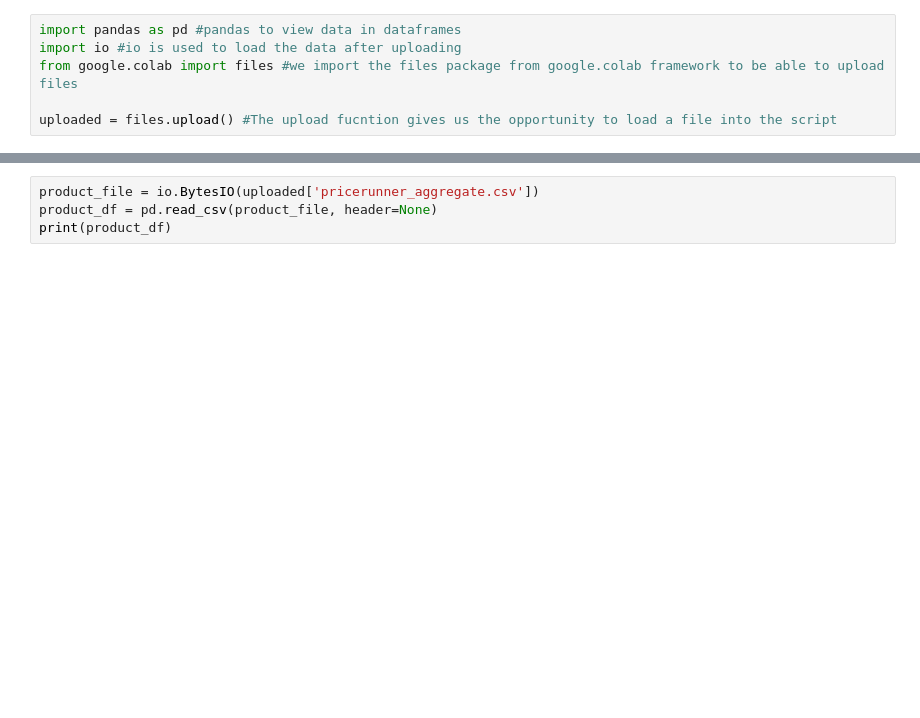
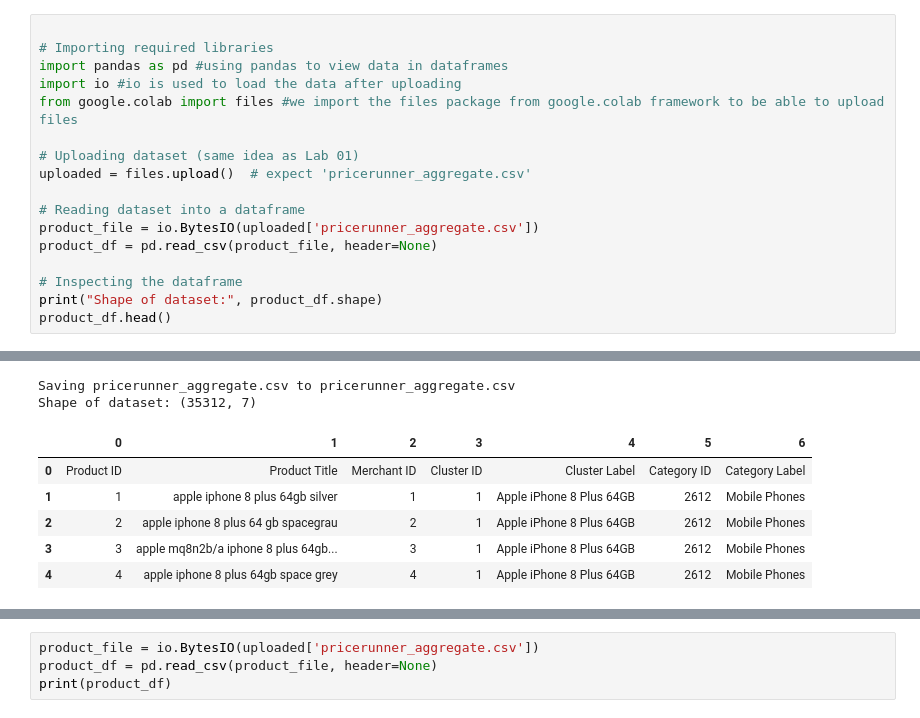
Before and after one commit to Forson12/CEM300-Natural-Language-Processing-Coursework, a Jupyter notebook: 2113122_CEM300_Natural_Language_Processing_Coursework.ipynb, the cells around one changed output, grey strips where cells are left out. Cells and saved outputs as stored; diff of their text form; blank space fills up the shorter version.

Commit message:
Section 1 Datasets loading and preprocessing done but needs commented properly

```diff
--- a/2113122_CEM300_Natural_Language_Processing_Coursework.ipynb
+++ b/2113122_CEM300_Natural_Language_Processing_Coursework.ipynb
@@ -29,8 +25,27 @@ The first task will be to load the dataset.
 # %%
-import pandas as pd #pandas to view data in dataframes
+
+# Importing required libraries
+import pandas as pd #using pandas to view data in dataframes
 import io #io is used to load the data after uploading
 from google.colab import files #we import the files package from google.colab framework to be able to upload files
 
-uploaded = files.upload() #The upload fucntion gives us the opportunity to load a file into the script
+# Uploading dataset (same idea as Lab 01)
+uploaded = files.upload()  # expect 'pricerunner_aggregate.csv'
+
+# Reading dataset into a dataframe
+product_file = io.BytesIO(uploaded['pricerunner_aggregate.csv'])
+product_df = pd.read_csv(product_file, header=None)
+
+# Inspecting the dataframe
+print("Shape of dataset:", product_df.shape)
+product_df.head()
 # %% [output]
 [interactive output not drawn]
+Saving pricerunner_aggregate.csv to pricerunner_aggregate.csv
+Shape of dataset: (35312, 7)
+|  | 0 | 1 | 2 | 3 | 4 | 5 | 6 |
+| 0 | Product ID | Product Title | Merchant ID | Cluster ID | Cluster Label | Category ID | Category Label |
+| 1 | 1 | apple iphone 8 plus 64gb silver | 1 | 1 | Apple iPhone 8 Plus 64GB | 2612 | Mobile Phones |
+| 2 | 2 | apple iphone 8 plus 64 gb spacegrau | 2 | 1 | Apple iPhone 8 Plus 64GB | 2612 | Mobile Phones |
+| 3 | 3 | apple mq8n2b/a iphone 8 plus 64gb... | 3 | 1 | Apple iPhone 8 Plus 64GB | 2612 | Mobile Phones |
+| 4 | 4 | apple iphone 8 plus 64gb space grey | 4 | 1 | Apple iPhone 8 Plus 64GB | 2612 | Mobile Phones |
```
Also changed, not shown: parts of 7 cells of this notebook.
